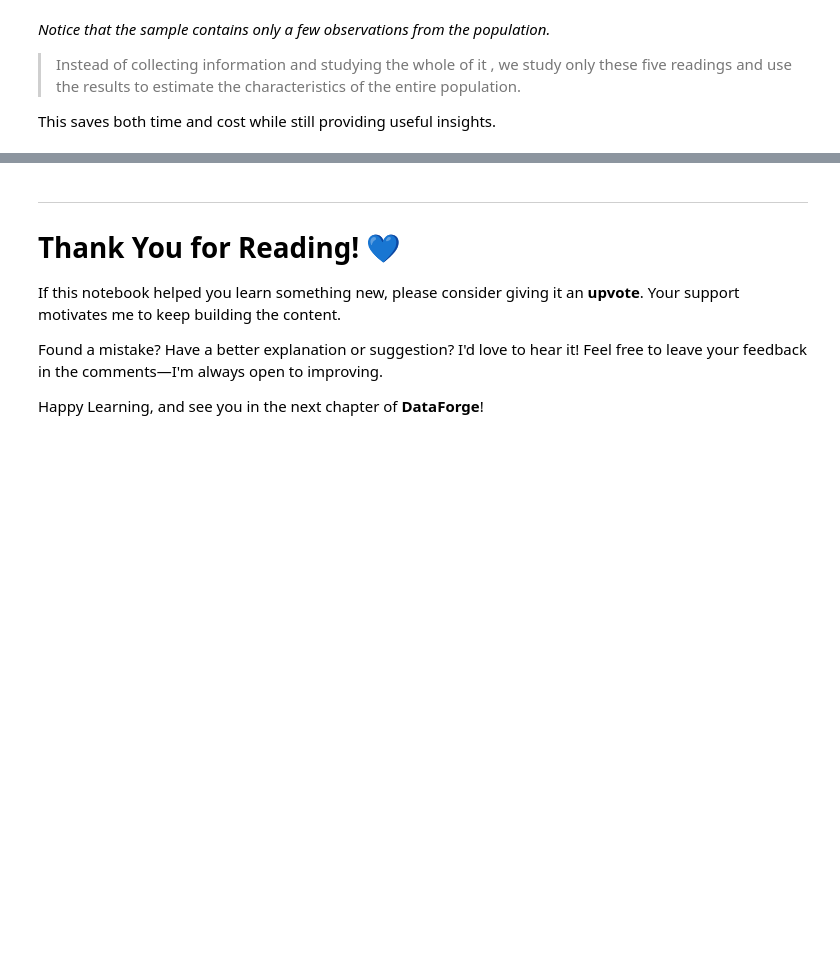
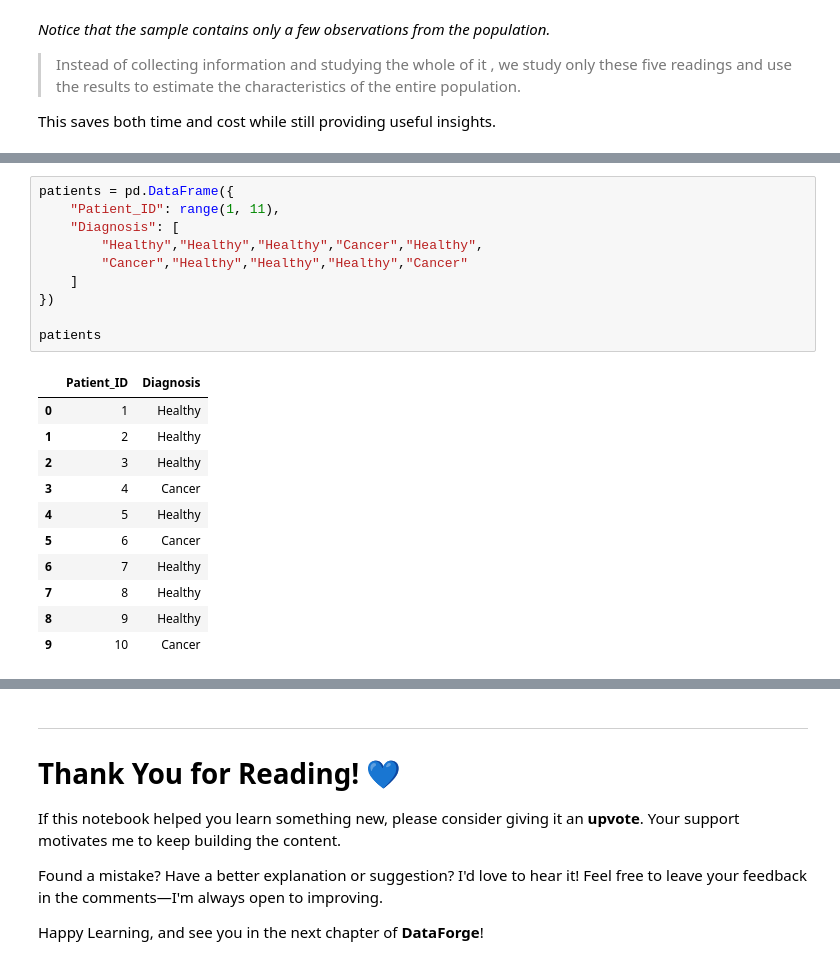
Before and after one commit to satyam2006-cmd/DataForge, a Jupyter notebook: statswithpy/statslearnings.ipynb, the cells around one changed output, grey strips where cells are left out. Drawn from its saved outputs; the diff is of its cells as text; blank space fills up the shorter version.

```diff
--- a/statswithpy/statslearnings.ipynb
+++ b/statswithpy/statslearnings.ipynb
@@ -1093,0 +1206,22 @@ The process of selecting samples is known as **Sampling**, which we'll explore i
+# %%
+patients = pd.DataFrame({
+    "Patient_ID": range(1, 11),
+    "Diagnosis": [
+        "Healthy","Healthy","Healthy","Cancer","Healthy",
+        "Cancer","Healthy","Healthy","Healthy","Cancer"
+    ]
+})
+
+patients
+# %% [output]
+|  | Patient_ID | Diagnosis |
+| 0 | 1 | Healthy |
+| 1 | 2 | Healthy |
+| 2 | 3 | Healthy |
+| 3 | 4 | Cancer |
+| 4 | 5 | Healthy |
+| 5 | 6 | Cancer |
+| 6 | 7 | Healthy |
+| 7 | 8 | Healthy |
+| 8 | 9 | Healthy |
+| 9 | 10 | Cancer |
```
Also changed, not shown: parts of 23 cells of this notebook.
